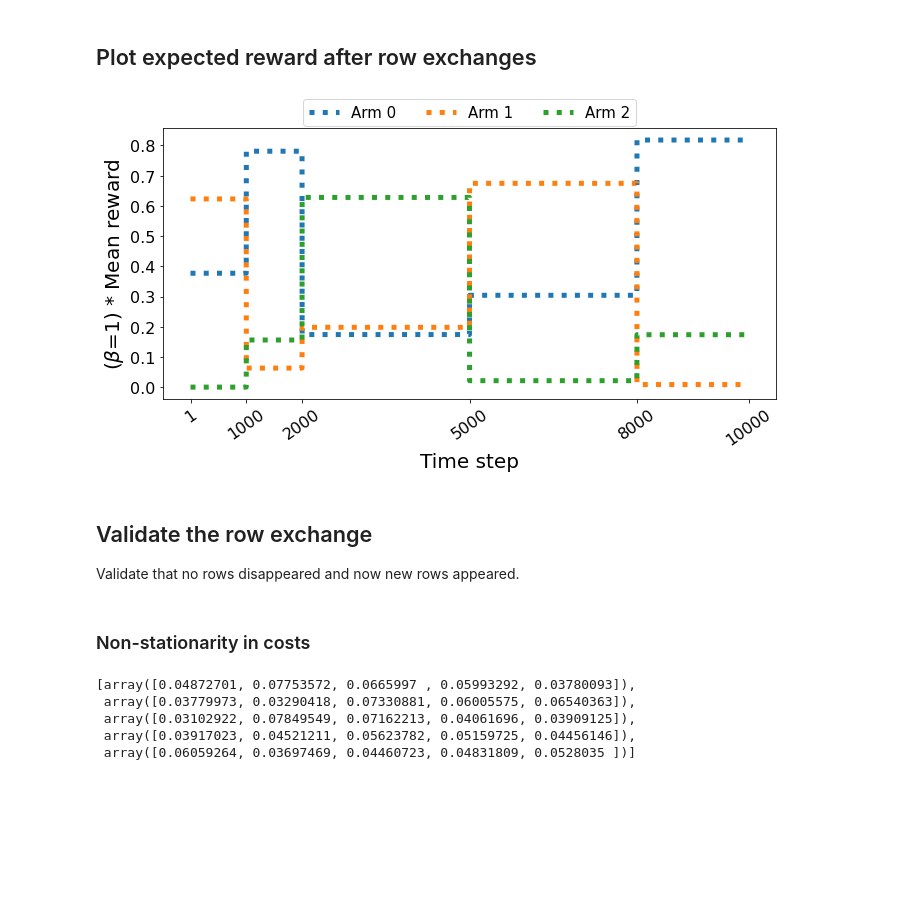
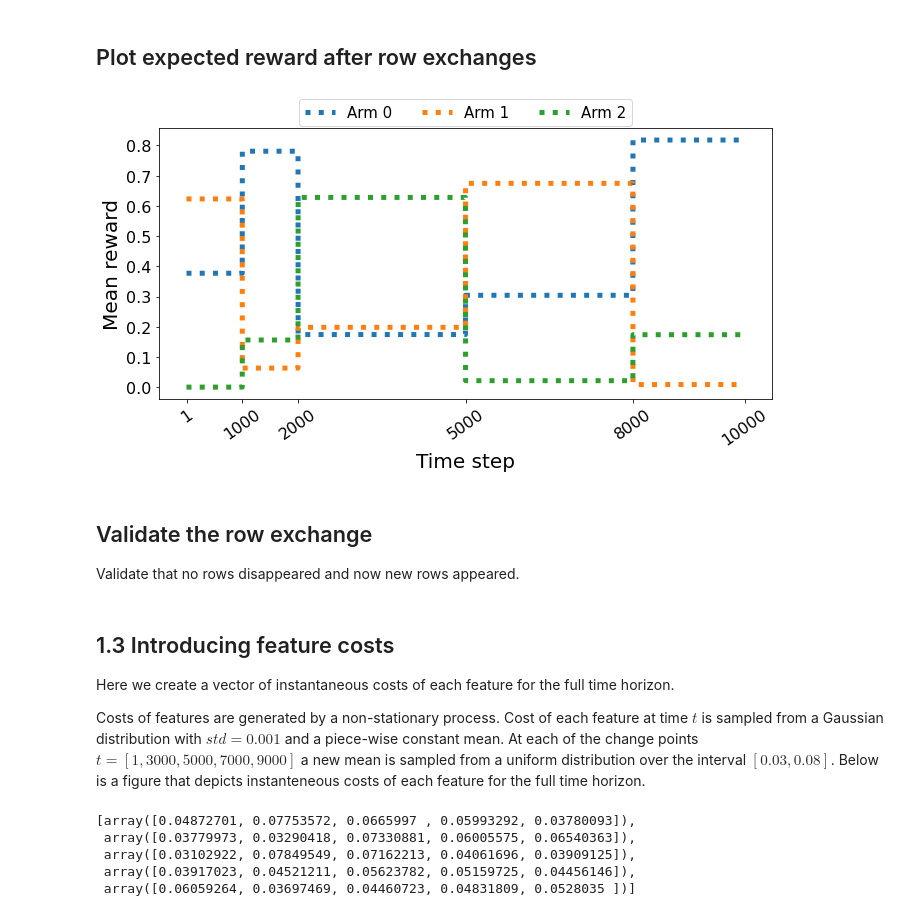
Before and after one commit to saeedghoorchian/NCC-Bandits, a Jupyter notebook: reproducing/reproducing_nursery.ipynb, the cells around one changed output. Cells and saved outputs as stored; diff of their text form; code cells hidden in the pictures; blank space fills up the shorter version.

```diff
--- a/reproducing/reproducing_nursery.ipynb
+++ b/reproducing/reproducing_nursery.ipynb
@@ -69,0 +106,2 @@ all_rewards.shape[0]
+# %%
+y = df_num['final evaluation']
@@ -69,0 +121,6 @@ all_rewards.shape[0]
+# %%
+# Create arms for bandit evaluation from y values.
+unique = np.unique(y)
+all_rewards = np.zeros((y.shape[0], len(unique)))
+for n_arm, y_value in enumerate(unique):
+    all_rewards[:, n_arm] = np.where(y == y_value, 1, 0)
@@ -122,10 +217,8 @@ nonstationary_contexts.shape, nonstationary_rewards.shape
 # %%
 fig, ax = plt.subplots(1,1, figsize=(11,5))
 for arm in range(n_arms):
-    expected_gain = BETA * mean_rewards[:, arm]
+    expected_gain = mean_rewards[:, arm]
     ax.plot(expected_gain, label=f"Arm {arm}", linestyle=':', linewidth=5)
-    print(f"Min expected reward for arm {arm}: {min(expected_gain)}")
-
 
 extraticks = change_point_values
 plt.xticks(extraticks, rotation=35, fontsize=16)
@@ -133,10 +226,9 @@ plt.xticks(extraticks, rotation=35, fontsize=16)
 plt.yticks(fontsize=16)
 
 ax.set_xlabel('Time step', fontsize=20)
-ax.set_ylabel(fr"($\beta$={BETA}) * Mean reward", fontsize=20)
+ax.set_ylabel(f"Mean reward", fontsize=20)
 
 lgd = ax.legend(loc=9, ncol=5, bbox_to_anchor=(0.5, 1.132), prop={'size': 15})
 
-
 plt.show()
 # %% [output]
@@ -282,3 +252,19 @@ new_contexts, new_rewards = rebalance_arms_between_regions(
+# %%
+np.random.seed(42)
+
+new_contexts, new_rewards = nonstationary_contexts, nonstationary_rewards
+
+for arm_rebalance_params in arm_rebalancing_config:
+    new_contexts, new_rewards = preprocessing.rebalance_arms_between_regions(
+        contexts=new_contexts,
+        rewards=new_rewards,
+        stationarity_regions=stationarity_regions,
+        arm_1=arm_rebalance_params["arm_1"],
+        arm_2=arm_rebalance_params["arm_2"],
+        region_1=arm_rebalance_params["region_1"],
+        region_2=arm_rebalance_params["region_2"],
+        percentage=arm_rebalance_params["percentage"],
+    )
 # %% [markdown]
 ## Plot expected reward after row exchanges
 # %%
@@ -293,21 +279,21 @@ for i, region in enumerate(stationarity_regions):
 # %%
 fig, ax = plt.subplots(1,1, figsize=(11,5))
 for arm in range(n_arms):
-    expected_gain = BETA * mean_rewards[:, arm]
+    expected_gain = mean_rewards[:, arm]
     ax.plot(expected_gain, label=f"Arm {arm}", linestyle=':', linewidth=5)
 #     print(f"Min expected reward for arm {arm}: {min(expected_gain)}")
 
 extraticks = change_point_values
 plt.xticks(extraticks, rotation=35, fontsize=16)
 plt.yticks(fontsize=16)
 
 ax.set_xlabel('Time step', fontsize=20)
-ax.set_ylabel(fr"($\beta$={BETA}) * Mean reward", fontsize=20)
+ax.set_ylabel("Mean reward", fontsize=20)
 
 lgd = ax.legend(loc=9, ncol=5, bbox_to_anchor=(0.5, 1.132), prop={'size': 15})
 plt.show()
 # %% [output]
-[figure, old version]
+[figure, new version]
 # %% [markdown]
 ## Validate the row exchange
 
@@ -316,8 +302,12 @@ Validate that no rows disappeared and now new rows appeared.
 assert (np.sort(nonstationary_contexts, axis=0) == np.sort(new_contexts, axis=0)).all()
 # %%
 assert (np.sort(nonstationary_rewards, axis=0) == np.sort(new_rewards, axis=0)).all()
-# %% [markdown]
-### Non-stationarity in costs
+# %% [markdown]
+## 1.3 Introducing feature costs <a class="anchor" id="1-3-introducing-feature-costs"></a>
+
+Here we create a vector of instantaneous costs of each feature for the full time horizon.
+
+Costs of features are generated by a non-stationary process. Cost of each feature at time $t$ is sampled from a Gaussian distribution with $std=0.001$ and a piece-wise constant mean. At each of the change points $t=[1, 3000, 5000, 7000, 9000]$ a new mean is sampled from a uniform distribution over the interval $[0.03, 0.08]$. Below is a figure that depicts instanteneous costs of each feature for the full time horizon.
 # %%
 np.random.seed(42)
 # %%
```
Also changed, not shown: parts of 86 cells of this notebook, 12 other files.
